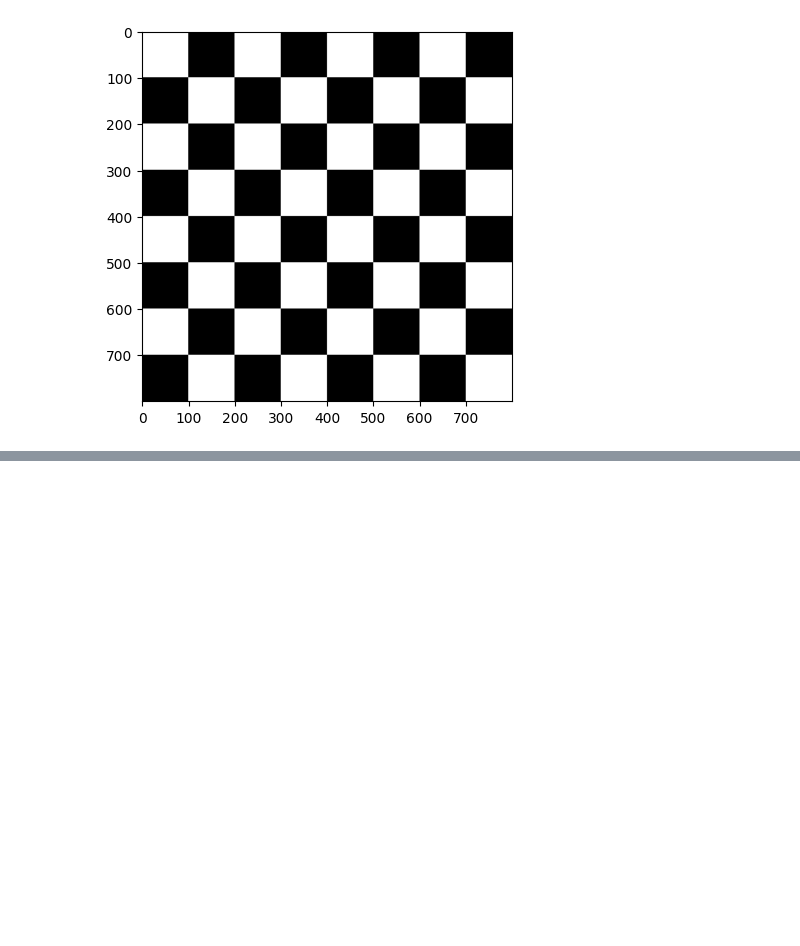
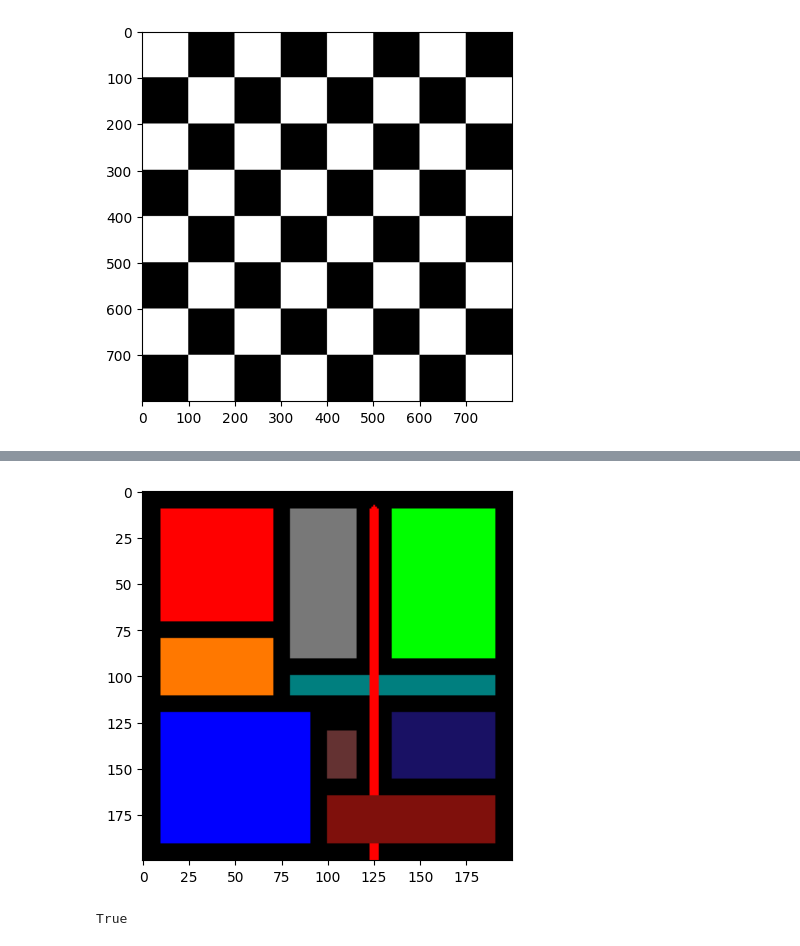
Before and after one commit to Ulpgc-Vision-por-computador/P1-Primeros-pasos-OpenCV, a Jupyter notebook: vc_entrega1.ipynb, the cells around one changed output, grey strips where cells are left out. Cells and saved outputs as stored; diff of their text form; code cells hidden in the pictures; blank space fills up the shorter version.

```diff
--- a/vc_entrega1.ipynb
+++ b/vc_entrega1.ipynb
@@ -29,0 +83,27 @@ plt.show()
+# %%
+# Imagen realizada por Eduardo
+
+#Crea una imagen con tres planos
+color_img = np.zeros((200,200,3), dtype = np.uint8)
+
+cv2.rectangle(color_img, (10, 10), (70, 70), (255, 0, 0), -1)  #rojo
+cv2.rectangle(color_img, (80, 10), (115, 90), (120, 120, 120), -1)  #gris
+cv2.rectangle(color_img, (10, 80), (70, 110), (255, 120, 0), -1)  #naranja
+cv2.rectangle(color_img, (10, 120), (90, 190), (0, 0, 255), -1)  #azul
+cv2.rectangle(color_img, (80, 100), (190, 110), (0, 127, 127), -1) #azul raro
+cv2.line(color_img, (125, 10), (125, 200), (255, 0, 0), 3)
+cv2.rectangle(color_img, (135, 10), (190, 90), (0, 255, 0), -1) #verde
+cv2.rectangle(color_img, (135, 120), (190, 155), (25, 17, 100), -1)
+cv2.rectangle(color_img, (100, 165), (190, 190), (127, 16, 12), -1)
+cv2.rectangle(color_img, (100, 130), (115, 155), (100, 50, 50), -1)
+
+
+plt.imshow(color_img)
+plt.show()
+
+
+#Salva la imagen resultante a disco
+cv2.imwrite('imagen.jpg', color_img)
+# %% [output]
+[figure, added]
+True
```
Also changed, not shown: parts of 5 cells of this notebook, 1 other file.
